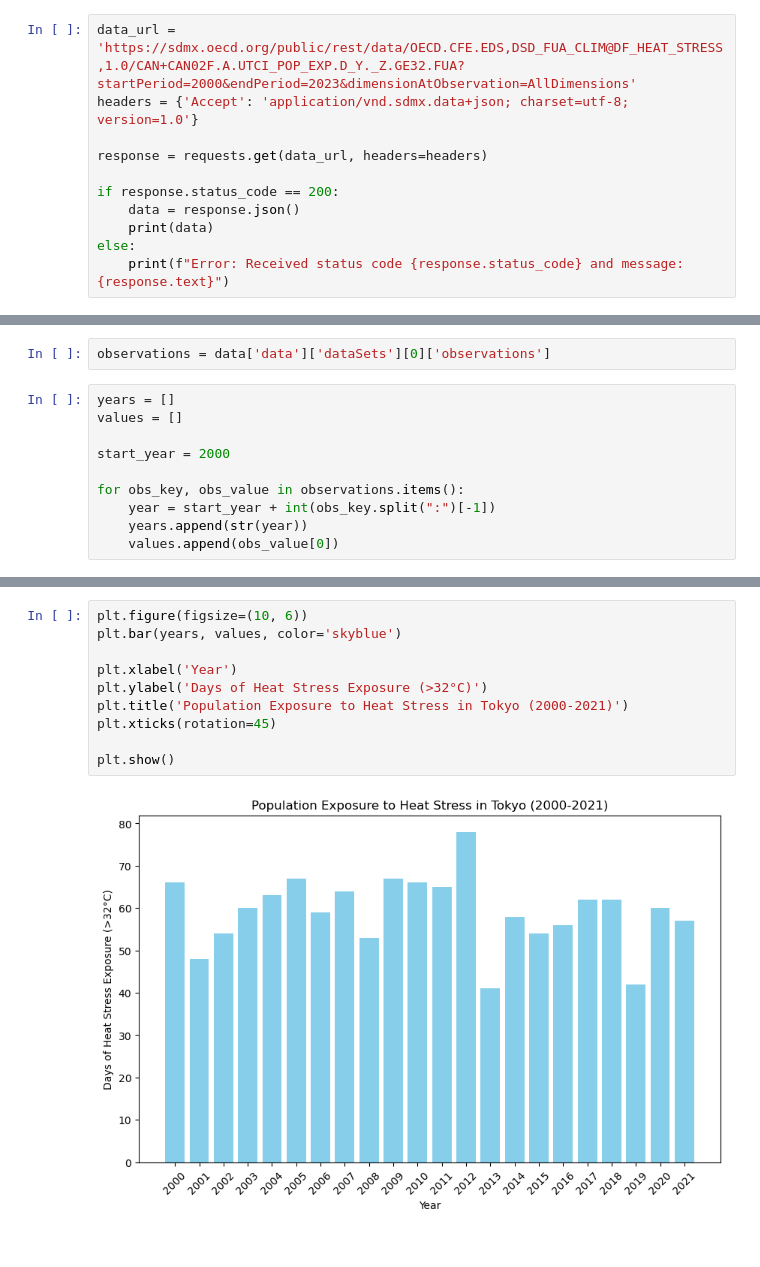
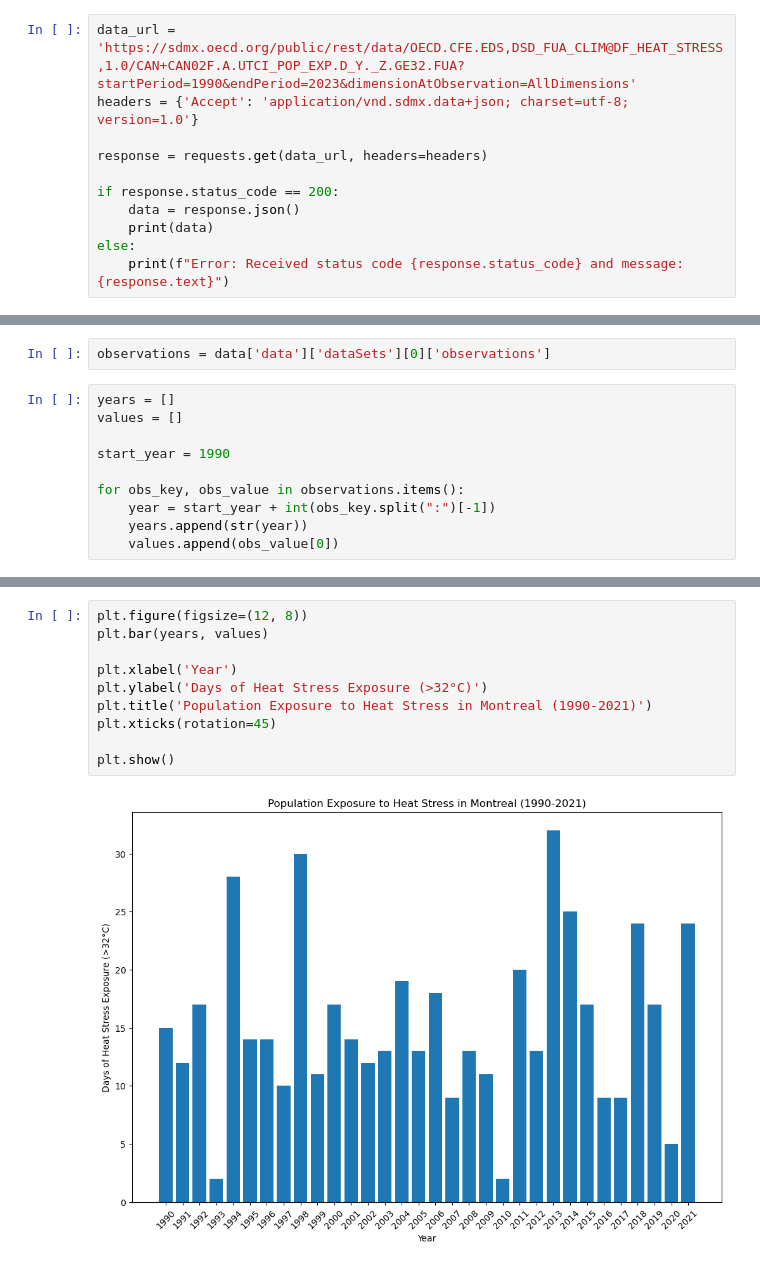
Before and after one commit to julia-sam/30-chart-challenge, a Jupyter notebook: 30_chart_challenge.ipynb, the cells around one changed output, grey strips where cells are left out. Drawn from its saved outputs; the diff is of its cells as text.

```diff
--- a/30_chart_challenge.ipynb
+++ b/30_chart_challenge.ipynb
@@ -477,7 +471,7 @@ else:
 # %% [output]
 [{'id': 'DSD_FUA_CLIM@DF_HEAT_STRESS', 'version': '1.0', 'agencyID': 'OECD.CFE.EDS', 'isFinal': True, 'name': 'Heat stress - Cities and FUAs', 'names': {'en': 'Heat stress - Cities and FUAs'}, 'descri ...
 # %%
-data_url = 'https://sdmx.oecd.org/public/rest/data/OECD.CFE.EDS,DSD_FUA_CLIM@DF_HEAT_STRESS,1.0/CAN+CAN02F.A.UTCI_POP_EXP.D_Y._Z.GE32.FUA?startPeriod=2000&endPeriod=2023&dimensionAtObservation=AllDimensions'
+data_url = 'https://sdmx.oecd.org/public/rest/data/OECD.CFE.EDS,DSD_FUA_CLIM@DF_HEAT_STRESS,1.0/CAN+CAN02F.A.UTCI_POP_EXP.D_Y._Z.GE32.FUA?startPeriod=1990&endPeriod=2023&dimensionAtObservation=AllDimensions'
 headers = {'Accept': 'application/vnd.sdmx.data+json; charset=utf-8; version=1.0'}
 
 response = requests.get(data_url, headers=headers)
@@ -495,7 +489,7 @@ observations = data['data']['dataSets'][0]['observations']
 years = []
 values = []
 
-start_year = 2000
+start_year = 1990
 
 for obs_key, obs_value in observations.items():
     year = start_year + int(obs_key.split(":")[-1])
@@ -510,12 +504,12 @@ Values: [66, 48, 54, 60, 63, 67, 59, 64, 53, 67, 66, 65, 78, 41, 58, 54, 56, 62,
 # %%
-plt.figure(figsize=(10, 6))
-plt.bar(years, values, color='skyblue')
+plt.figure(figsize=(12, 8))
+plt.bar(years, values)
 
 plt.xlabel('Year')
 plt.ylabel('Days of Heat Stress Exposure (>32°C)')
-plt.title('Population Exposure to Heat Stress in Tokyo (2000-2021)')
+plt.title('Population Exposure to Heat Stress in Montreal (1990-2021)')
 plt.xticks(rotation=45)
 
 plt.show()
 # %% [output]
-[figure, old version]
+[figure, new version]
```
Also changed, not shown: parts of 20 cells of this notebook.
